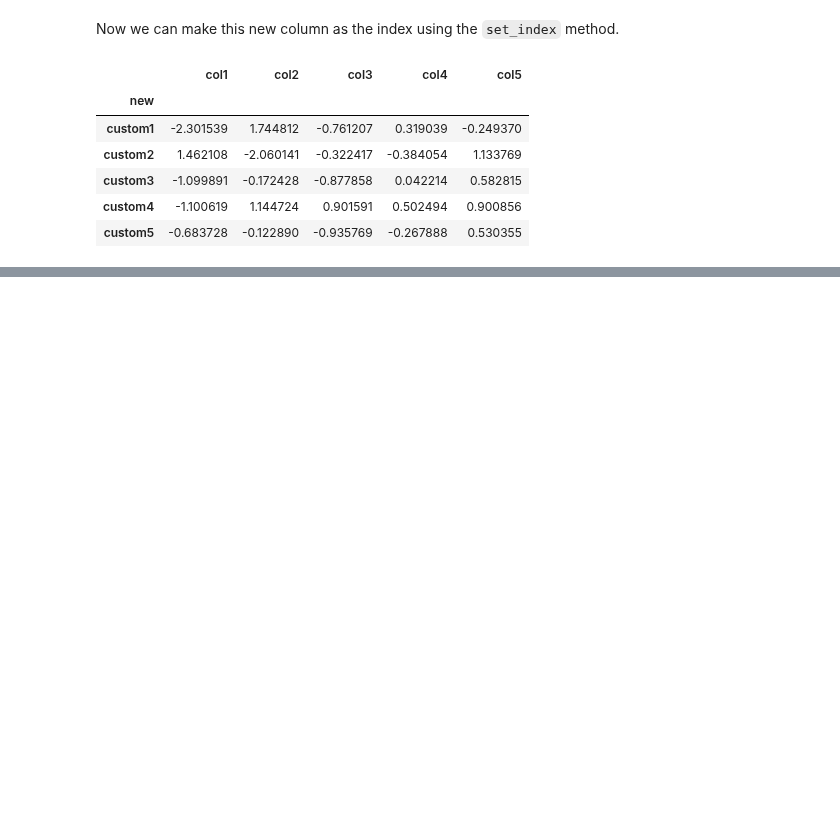
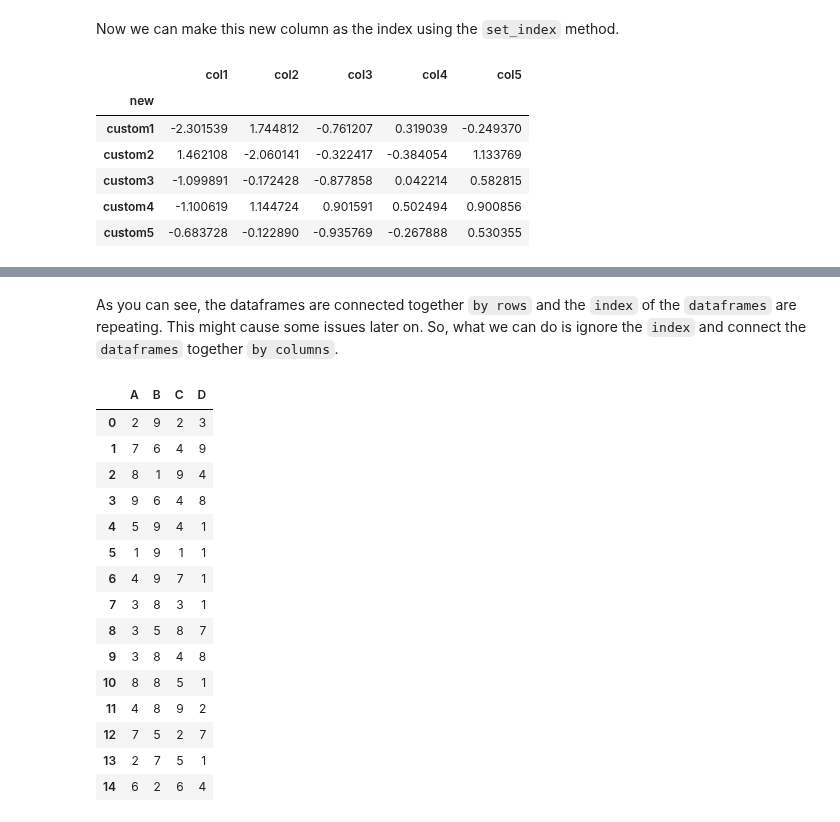
Before and after one commit to RishatTalukder/Machine-Learning-Zero-to-Hero, a Jupyter notebook: 3_Pandas/5_Intro_into_Pandas.ipynb, the cells around one changed output, grey strips where cells are left out. Cells and saved outputs as stored; diff of their text form; code cells hidden in the pictures; blank space fills up the shorter version.

```diff
--- a/3_Pandas/5_Intro_into_Pandas.ipynb
+++ b/3_Pandas/5_Intro_into_Pandas.ipynb
@@ -778,0 +1378,21 @@ Well,
+# %% [markdown]
+As you can see, the dataframes are connected together `by rows` and the `index` of the `dataframes` are repeating. This might cause some issues later on. So, what we can do is ignore the `index` and connect the `dataframes` together `by columns`.
+# %%
+pd.concat([df1,df2,df3], ignore_index=True)
+# %% [output]
+|  | A | B | C | D |
+| 0 | 2 | 9 | 2 | 3 |
+| 1 | 7 | 6 | 4 | 9 |
+| 2 | 8 | 1 | 9 | 4 |
+| 3 | 9 | 6 | 4 | 8 |
+| 4 | 5 | 9 | 4 | 1 |
+| 5 | 1 | 9 | 1 | 1 |
+| 6 | 4 | 9 | 7 | 1 |
+| 7 | 3 | 8 | 3 | 1 |
+| 8 | 3 | 5 | 8 | 7 |
+| 9 | 3 | 8 | 4 | 8 |
+| 10 | 8 | 8 | 5 | 1 |
+| 11 | 4 | 8 | 9 | 2 |
+| 12 | 7 | 5 | 2 | 7 |
+| 13 | 2 | 7 | 5 | 1 |
+| 14 | 6 | 2 | 6 | 4 |
```
Also changed, not shown: parts of 132 cells of this notebook, 3 other files.
